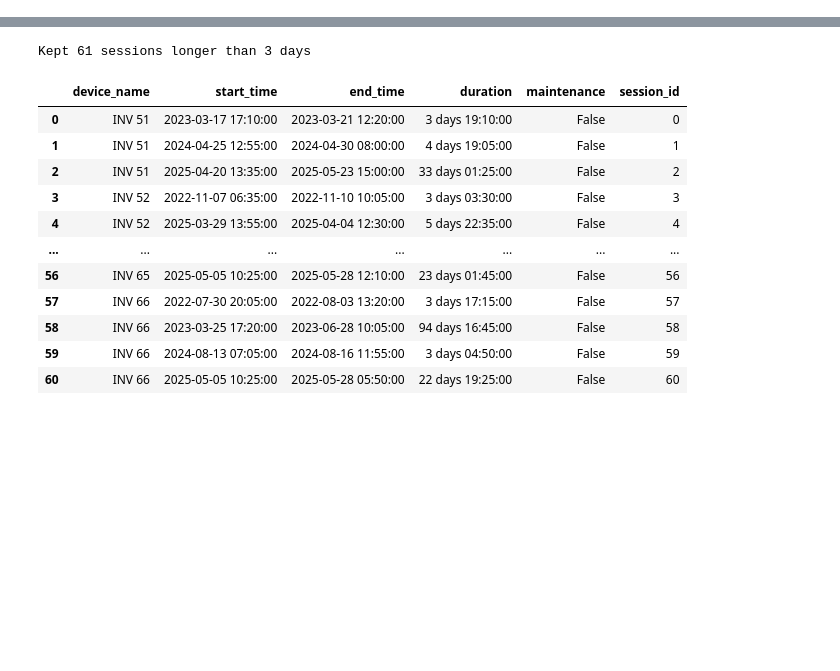
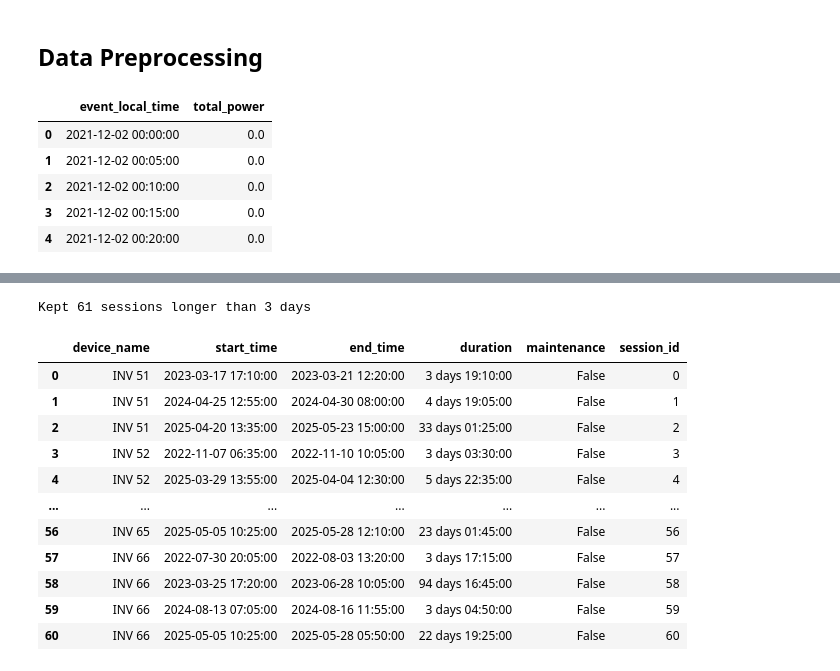
Before and after one commit to libao3128/predictive_maintenance, a Jupyter notebook: label_failure_sessions.ipynb, the cells around one changed output, grey strips where cells are left out. Saved outputs shown, nothing was run; the diff lists cells and outputs as text; code cells hidden in the pictures; blank space fills up the shorter version.

```diff
--- a/label_maintainance_session.ipynb
+++ b/label_failure_sessions.ipynb
@@ -0,0 +25,15 @@
+# %% [markdown]
+## Data Preprocessing
+# %%
+total_power = inverter_data_dd.groupby('event_local_time')['metric.AC_POWER.MEASURED'].sum()
+total_power.rename('total_power', inplace=True)
+total_power = total_power.reset_index()
+total_power['event_local_time'] = pd.to_datetime(total_power['event_local_time'])
+total_power.head()
+# %% [output]
+|  | event_local_time | total_power |
+| 0 | 2021-12-02 00:00:00 | 0.0 |
+| 1 | 2021-12-02 00:05:00 | 0.0 |
+| 2 | 2021-12-02 00:10:00 | 0.0 |
+| 3 | 2021-12-02 00:15:00 | 0.0 |
+| 4 | 2021-12-02 00:20:00 | 0.0 |
```
Also changed, not shown: parts of 10 cells of this notebook, 1 other file.
